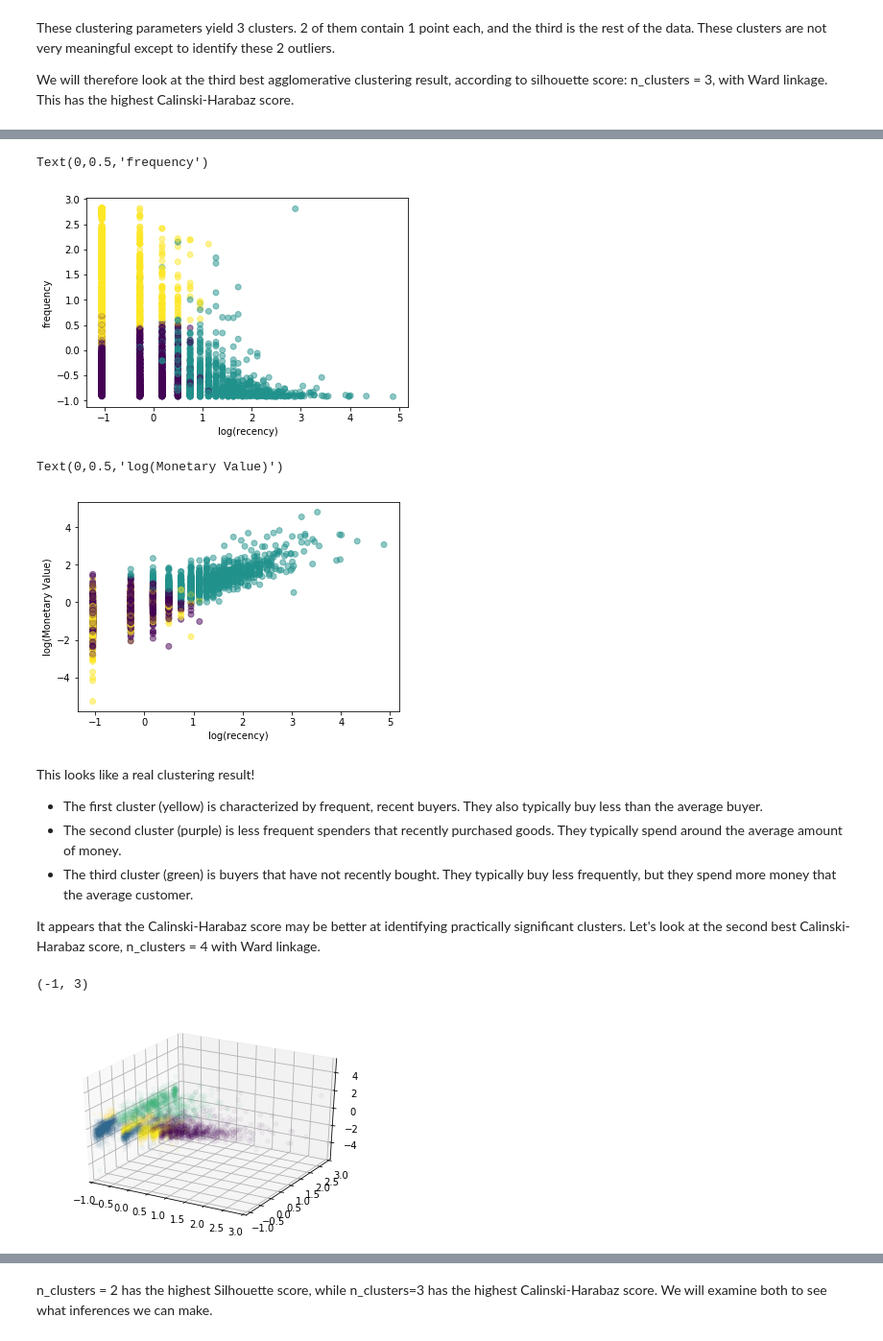
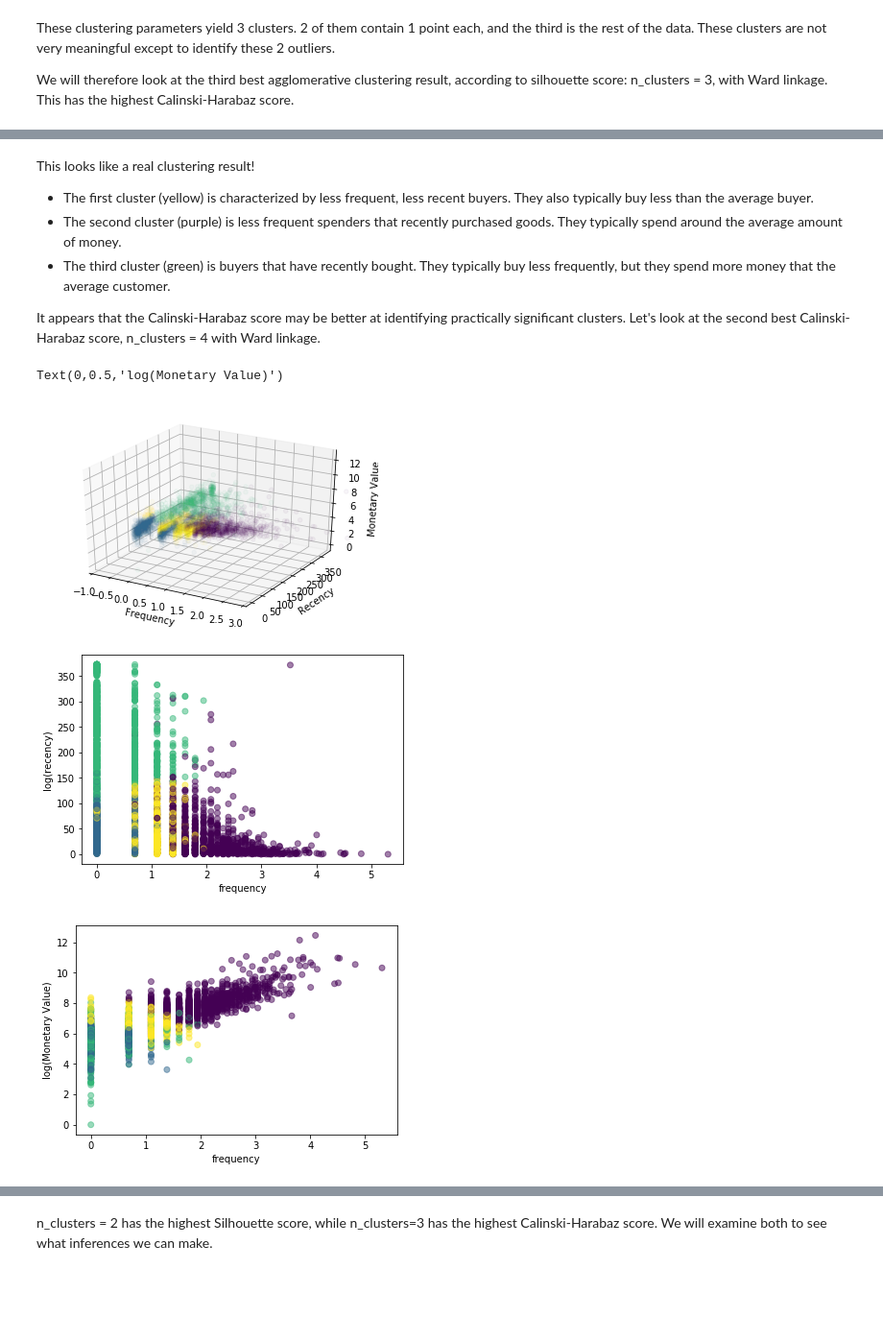
Before and after one commit to davestroud/OnlineRetail, a Jupyter notebook: Playground.ipynb, the cells around one changed output, grey strips where cells are left out. Shown at 96% size. Saved outputs shown, nothing was run; the diff lists cells and outputs as text; code cells hidden in the pictures; blank space fills up the shorter version.

```diff
--- a/Playground.ipynb
+++ b/Playground.ipynb
@@ -574,3 +568,4 @@ anthony_data = np.vstack((as_data[:,0],
                as_data[:,2])).T
 ss = StandardScaler()
 anthony_data = ss.fit_transform(anthony_data)
+anthony_data2 = ss.inverse_transform(anthony_data)
@@ -796,44 +821,45 @@ ax.set_xlim3d(-1,3)
-# %%
-
-plt.scatter(anthony_data[:,0],
-            anthony_data[:, 1],
-            c = clusters4,
-           alpha = 0.5)
-plt.xlabel('log(recency)')
-plt.ylabel('frequency')
-# %% [output]
-Text(0,0.5,'frequency')
-[figure, removed]
-# %%
-plt.scatter(anthony_data[:,0],
-            anthony_data[:, 2],
-            c = clusters4,
-            alpha = 0.5)
-plt.xlabel('log(recency)')
-plt.ylabel('log(Monetary Value)')
-# %% [output]
-Text(0,0.5,'log(Monetary Value)')
-[figure, removed]
 # %% [markdown]
 This looks like a real clustering result!
-- The first cluster (yellow) is characterized by frequent, recent buyers. They also typically buy less than the average buyer.
+- The first cluster (yellow) is characterized by less frequent, less recent buyers. They also typically buy less than the average buyer.
 - The second cluster (purple) is less frequent spenders that recently purchased goods. They typically spend around the average amount of money.
-- The third cluster (green) is buyers that have not recently bought. They typically buy less frequently, but they spend more money that the average customer.
+- The third cluster (green) is buyers that have recently bought. They typically buy less frequently, but they spend more money that the average customer.
 
 It appears that the Calinski-Harabaz score may be better at identifying practically significant clusters. Let's look at the second best Calinski-Harabaz score, n_clusters = 4 with Ward linkage.
 # %%
 clustering5 = AgglomerativeClustering(n_clusters =4,
                                 linkage = 'ward')
 clustering5.fit(anthony_data)
 clusters5 = clustering5.labels_
 fig = plt.figure()
 ax = fig.add_subplot(111,projection = '3d')
-p = ax.scatter(anthony_data[:,0],
-               anthony_data[:, 1],
-               anthony_data[:,2],
+p = ax.scatter(anthony_data2[:,0],
+               anthony_data2[:, 1],
+               anthony_data2[:,2],
               alpha = 0.04,
               c=clusters5)
 ax.set_xlim3d(-1,3)
+ax.set_xlabel('Frequency')
+ax.set_ylabel('Recency')
+ax.set_zlabel('Monetary Value')
+
+plt.figure()
+plt.scatter(anthony_data2[:,0],
+            anthony_data2[:, 1],
+            c = clusters5,
+           alpha = 0.5)
+plt.ylabel('log(recency)')
+plt.xlabel('frequency')
+
+
+plt.figure()
+plt.scatter(anthony_data2[:,0],
+            anthony_data2[:, 2],
+            c = clusters5,
+            alpha = 0.5)
+plt.xlabel('frequency')
+plt.ylabel('log(Monetary Value)')
 # %% [output]
-(-1, 3)
+Text(0,0.5,'log(Monetary Value)')
-[figure, old version]
+[figure, new version]
+[figure, added]
+[figure, added]
```
Also changed, not shown: parts of 37 cells of this notebook.
